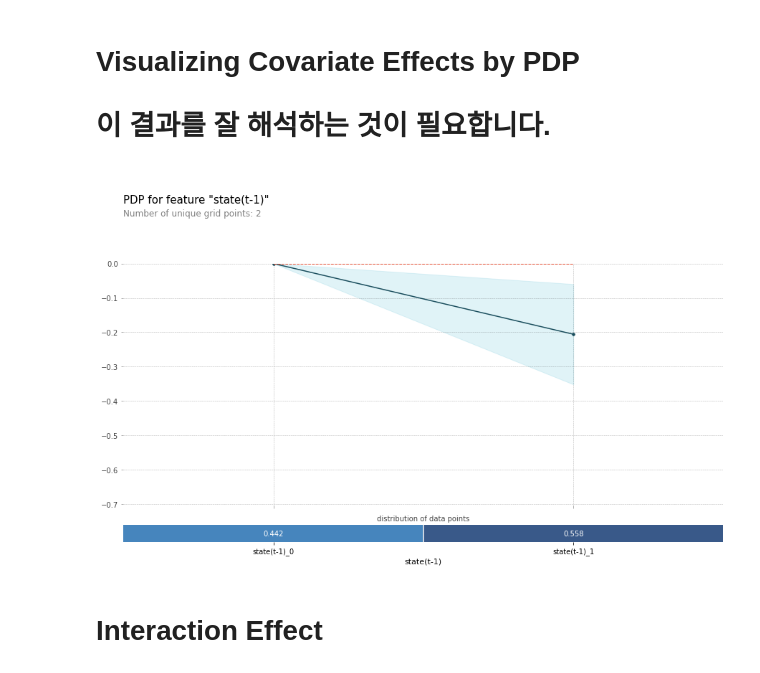
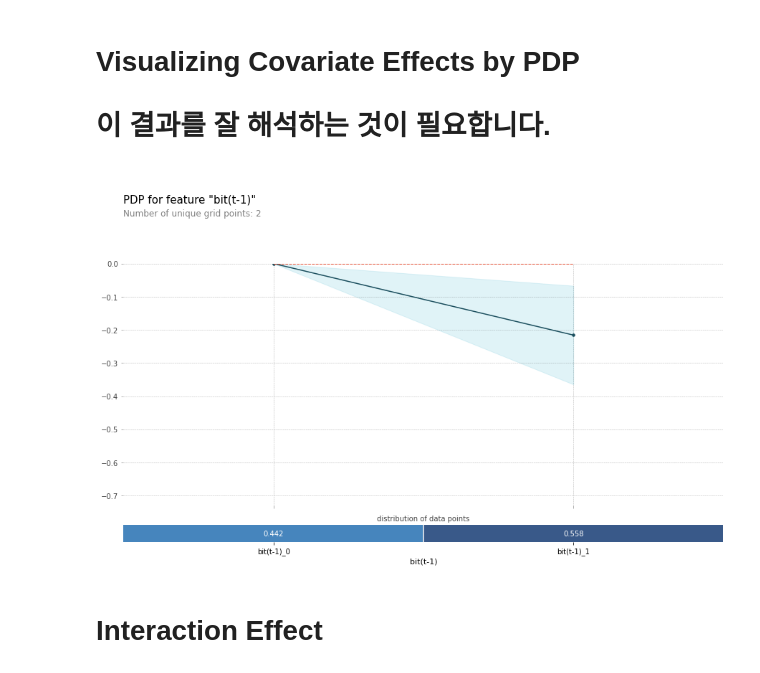
Before and after one commit to hongjai-rhee/public, a Jupyter notebook: BITCOIN_NEW.ipynb, the cells around one changed output. Saved outputs shown, nothing was run; the diff lists cells and outputs as text; code cells hidden in the pictures.

```diff
--- a/BITCOIN_NEW.ipynb
+++ b/BITCOIN_NEW.ipynb
@@ -354,0 +443,5 @@ plt.show()
+# %%
+y_train=y[0:1450]  ## train set 비율 = 약 76%
+y_test=y[1450:]
+X_train=X[0:1450]
+X_test=X[1450:]
@@ -354,0 +451,16 @@ plt.show()
+# %%
+seed=1851
+xNames = np.array(list(X_train))
+
+XX=np.arange(100,1100,100)   ## 10 by 10 grid search
+YY=np.arange(0.0001,0.05,0.005)
+Z= [ [0] * 10 for _ in range(10) ]
+
+for i in range(10):
+    for j in range(10):
+      params = {'n_estimators': XX[i], 'learning_rate': YY[j]}
+      m = ensemble.GradientBoostingClassifier(**params,random_state=seed)
+      m.fit(X_train, y_train)
+      acc1=round(m.score(X_test, y_test),3)
+      Z[i][j]=acc1
+      print(i, j, acc1)
@@ -354,0 +484,14 @@ plt.show()
+# %%
+seed=1851
+xNames = np.array(list(X_train))
+
+params = {'n_estimators': 600,
+          'learning_rate': 0.045}
+
+m = ensemble.GradientBoostingClassifier(**params,random_state=seed)
+m.fit(X_train, y_train)
+acc1=round(m.score(X_test, y_test),3)
+acc2=round(m.score(X_train, y_train),3)
+
+print('in-sample prediction accuracy=', acc2)
+print('out-of-sample prediction accuracy=', acc1)
@@ -357,14 +576,14 @@ plt.show()
 # 이 결과를 잘 해석하는 것이 필요합니다.
 # %%
 from pdpbox import pdp, info_plots
-k=xNames[0]
+k=xNames[6]
 pdp_1 = pdp.pdp_isolate(model=m, dataset=X, model_features=list(X), feature=k)
 #PDP Plot0
 fig, axes = pdp.pdp_plot(pdp_1, k, plot_lines=False, center=True, frac_to_plot=0.5, plot_pts_dist=True,x_quantile=False, show_percentile=True)
 #ICE Plot
 #fig, axes = pdp.pdp_plot(pdp_1, k, plot_lines=True, center=True, frac_to_plot=1, plot_pts_dist=True,x_quantile=True, show_percentile=True)
 # %% [output]
-[figure, old version]
+[figure, new version]
 # %% [markdown]
 # Interaction Effect
 # %%
```
Also changed, not shown: parts of 14 cells of this notebook.
